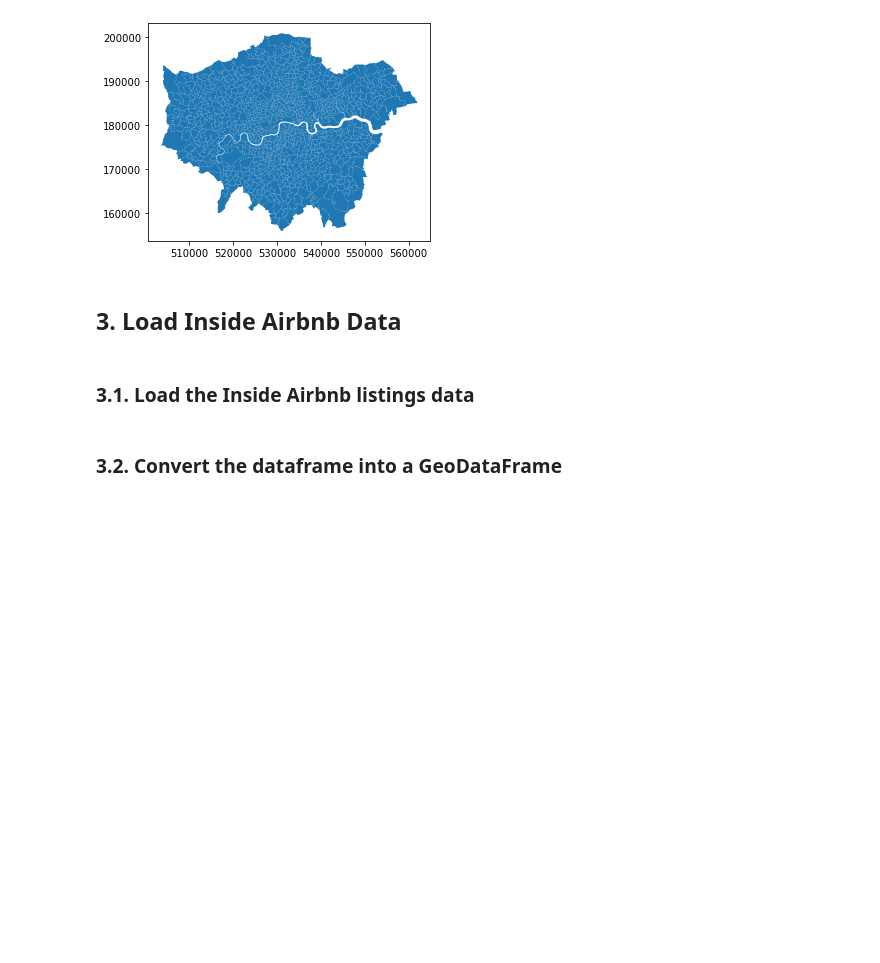
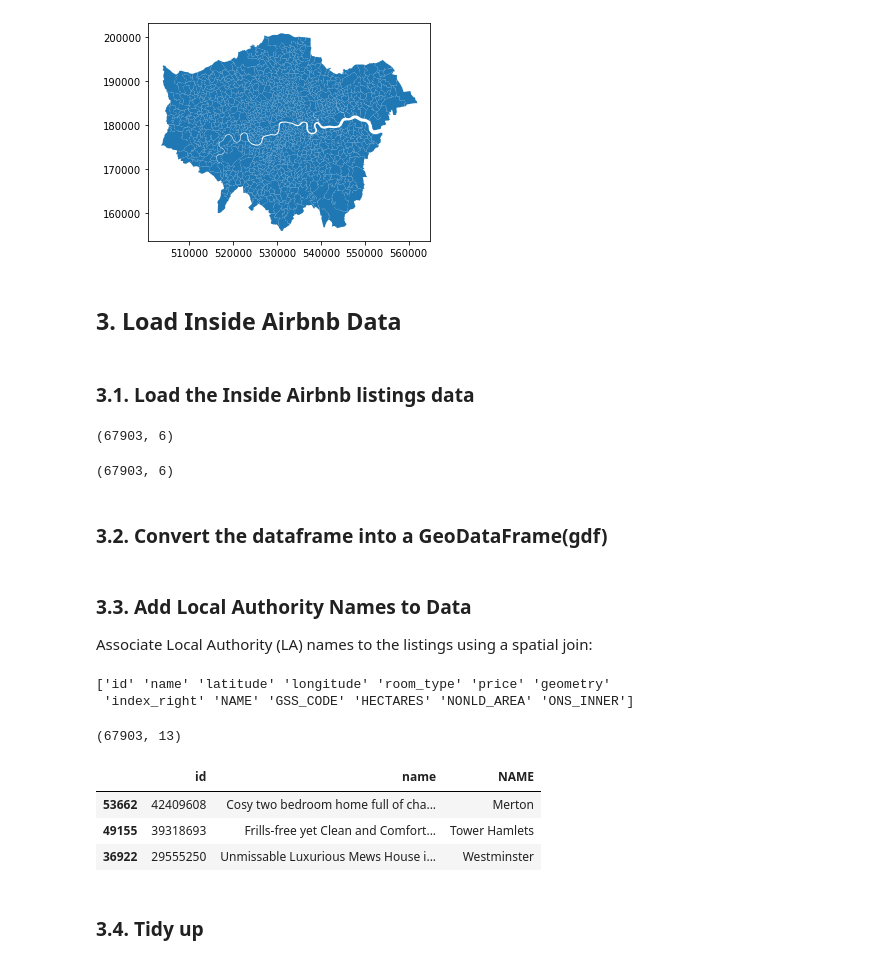
Before and after one commit to joeylizh/i2p, a Jupyter notebook: assessments/coursework3/Assessment_3_Reproducible_Analysis.ipynb, the cells around one changed output. Saved outputs shown, nothing was run; the diff lists cells and outputs as text; code cells hidden in the pictures; blank space fills up the shorter version.

```diff
--- a/assessments/coursework3/Assessment_3_Reproducible_Analysis.ipynb
+++ b/assessments/coursework3/Assessment_3_Reproducible_Analysis.ipynb
@@ -70,8 +92,25 @@ del(msoas)
 # %% [markdown]
 ### 3.1. Load the Inside Airbnb listings data
 # %%
-cols = ['id','name','price','latitude','longitude','property_type','room_type']
-df_inairbnb = pd.read_csv(os.path.join('data','raw','2020-08-24-listings.csv.gz'), usecols=cols, low_memory=False)
+url='https://raw.githubusercontent.com/joeylizh/i2p/main/assessments/coursework3/cw_data/2021-10-10-listings.csv'
+
+cols = ['id','name','price','latitude','longitude','room_type']
+
+df_airbnb = pd.read_csv(url, usecols=cols, low_memory=False)
+df_airbnb.shape
+# df_airbnb.columns
+# df_airbnb.sample(3)
+# %% [output]
+(67903, 6)
+# %%
+# clean the data
+
+df_airbnb['price'] = df_airbnb.price.astype(float)
+df_airbnb.drop(df_airbnb[((df_airbnb.latitude.isna())|(df_airbnb.longitude.isna()))].index, axis=0, inplace=True)
+df_airbnb.drop(df_airbnb[((df_airbnb.latitude < 40)|(df_airbnb.longitude > 1))].index, axis=0, inplace=True)
+print(df_airbnb.shape)
+# %% [output]
+(67903, 6)
 # %% [markdown]
-### 3.2. Convert the dataframe into a GeoDataFrame
+### 3.2. Convert the dataframe into a GeoDataFrame(gdf)
 # %%
@@ -79,0 +120,20 @@ gdf = gdf.to_crs('epsg:27700')
+# %% [markdown]
+### 3.3.  Add Local Authority Names to Data
+Associate Local Authority (LA) names to the listings using a spatial join:
+# %%
+gdf_la = gpd.sjoin(gdf_airbnb, boros, op='within', how='left')
+print(gdf_la.columns.values)
+# %% [output]
+['id' 'name' 'latitude' 'longitude' 'room_type' 'price' 'geometry'
+ 'index_right' 'NAME' 'GSS_CODE' 'HECTARES' 'NONLD_AREA' 'ONS_INNER']
+# %%
+print(gdf_la.shape)
+gdf_la.sample(3, random_state=42)[['id','name','NAME']]
+# %% [output]
+(67903, 13)
+|  | id | name | NAME |
+| 53662 | 42409608 | Cosy two bedroom home full of cha... | Merton |
+| 49155 | 39318693 | Frills-free yet Clean and Comfort... | Tower Hamlets |
+| 36922 | 29555250 | Unmissable Luxurious Mews House i... | Westminster |
+# %% [markdown]
+### 3.4. Tidy up
```
Also changed, not shown: parts of 12 cells of this notebook, 1 other file.
